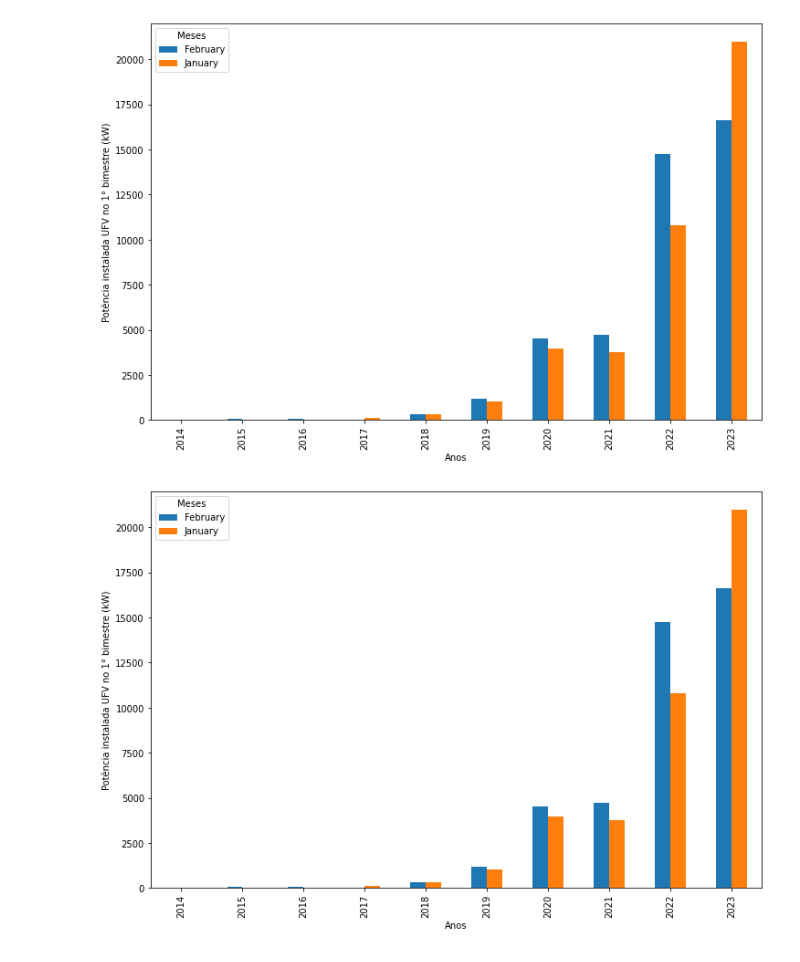
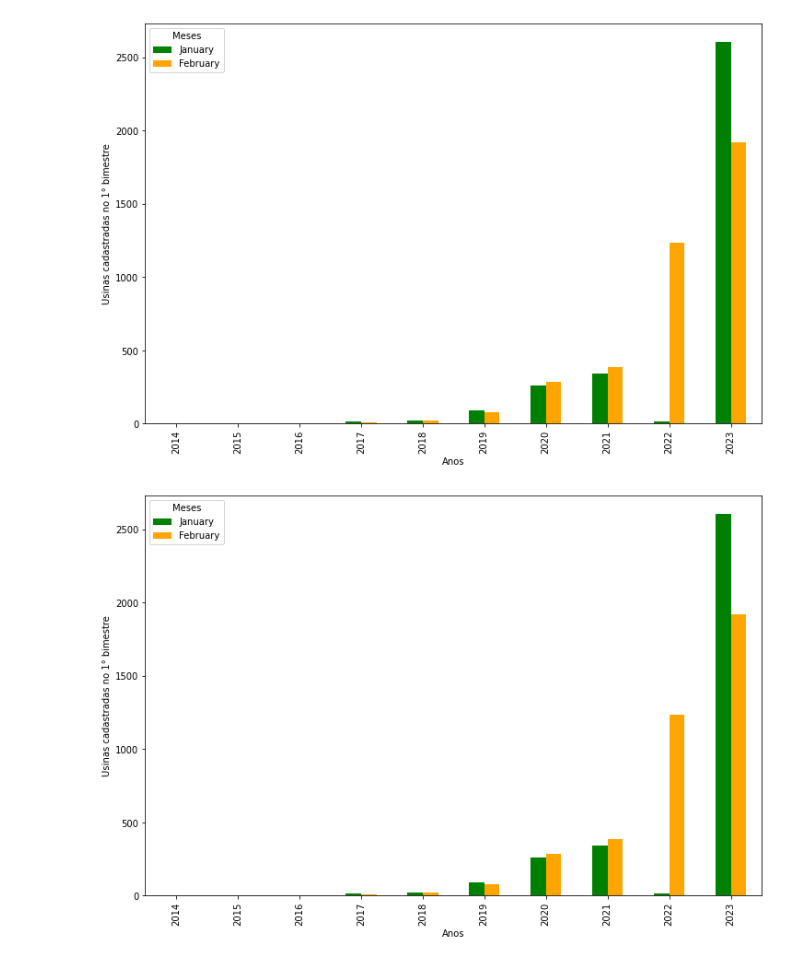
Before and after one commit to josegomes37/Data_ANEEL_GD, a Jupyter notebook: Teste_ANEEL_grafico.ipynb, the cells around one changed output. Drawn from its saved outputs; the diff is of its cells as text; code cells hidden in the pictures.

```diff
--- a/Teste_ANEEL_grafico.ipynb
+++ b/Teste_ANEEL_grafico.ipynb
@@ -70,6 +70,6 @@ def get_GD_data(url):
   #return dados_aneel.to_csv('/content/drive/MyDrive/Data_analsys/Dados_ANEEL.csv', index=False)
   return dados_aneel
 # %%
-url = 'https://dadosabertos.aneel.gov.br/api/3/action/datastore_search?resource_id=b1bd71e7-d0ad-4214-9053-cbd58e9564a7&q=RN&limit=32000'
+url = 'https://dadosabertos.aneel.gov.br/api/3/action/datastore_search?resource_id=b1bd71e7-d0ad-4214-9053-cbd58e9564a7&q=RN&limit=30000'
 data_GD = get_GD_data(url)
 # %%
@@ -93,3 +87,3 @@ list_ano = data_bar_plot['Ano'].unique()
 # %%
-list_mes = data_bar_plot['Mes'].unique()
+#list_mes = data_bar_plot['Mes'].unique()
 # %%
@@ -115,9 +113,11 @@ def bar_plot(df, list_year, list_mes):
     fig.savefig('/content/drive/MyDrive/Data_analsys/bar_Pot_insta_1B.pdf')
     return fig
 # %%
-def bar_plot2(df, list_year, list_mes):
+def bar_plot2(df,list_mes):
     df_bar = df
-    list_mes = list_mes
+    df_bar = df_bar.loc[((df_bar.Mes == list_1b[0]) | (df_bar.Mes == list_1b[1]))]
+    list_year = df_bar['Ano'].unique()
+    #list_mes = list_mes
     list_year = list_year.sort()
 
     #modificando dados
@@ -125,13 +125,17 @@ def bar_plot2(df, list_year, list_mes):
     df_bar = df_bar.loc[:,['MdaPotenciaInstaladaKW', 'Ano', 'Mes'] ]
     df_bar = df_bar.groupby(['Ano','Mes'])['MdaPotenciaInstaladaKW'].count()
     df_bar = df_bar.unstack(level='Mes')
+    #mudando a ordem
+    df_bar = df_bar[list_mes]
 
 
     #desenha grafico
-    fig = df_bar.plot.bar(figsize=(12,8)).figure
+    fig = df_bar.plot.bar(figsize=(12,8), color=['green', 'orange']).figure
     plt.xlabel('Anos')
     plt.ylabel('Usinas cadastradas no 1° bimestre')
     plt.legend(title='Meses')
+    # colocando o rótulo nas barras
+
 
     #Salvar Figura
     fig.savefig('/content/drive/MyDrive/Data_analsys/bar_qtd_UFV_1B.pdf')
@@ -144,5 +142,0 @@ bar_plot2(data_bar_plot, list_ano, list_mes)
-# %%
-bar_plot(data_bar_plot, list_ano, list_mes)
-# %% [output]
-[figure, removed]
-[figure, removed]
@@ -148,0 +180,5 @@ bar_plot(data_bar_plot, list_ano, list_mes)
+# %%
+bar_plot2(data_GD, list_1b)
+# %% [output]
+[figure, added]
+[figure, added]
```
Also changed, not shown: parts of 11 cells of this notebook.
